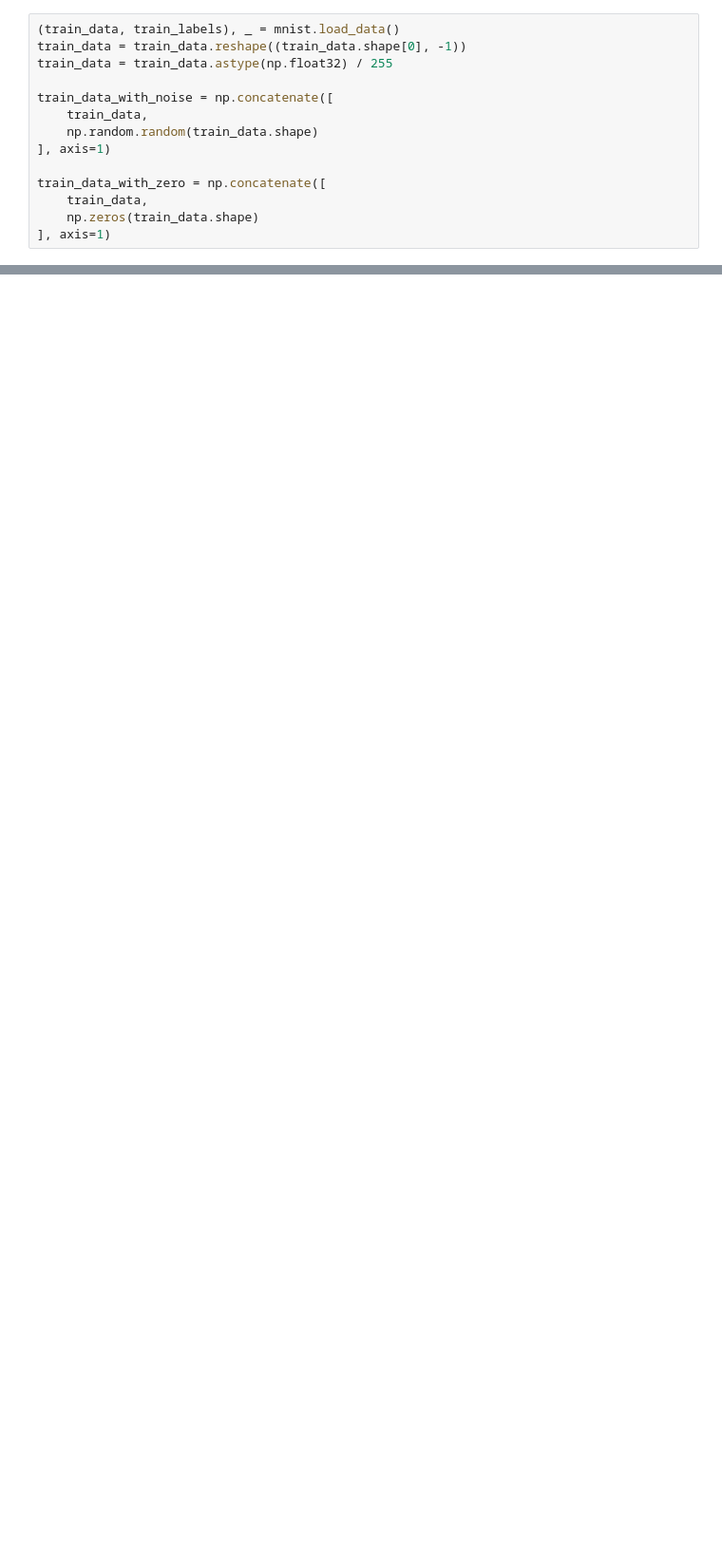
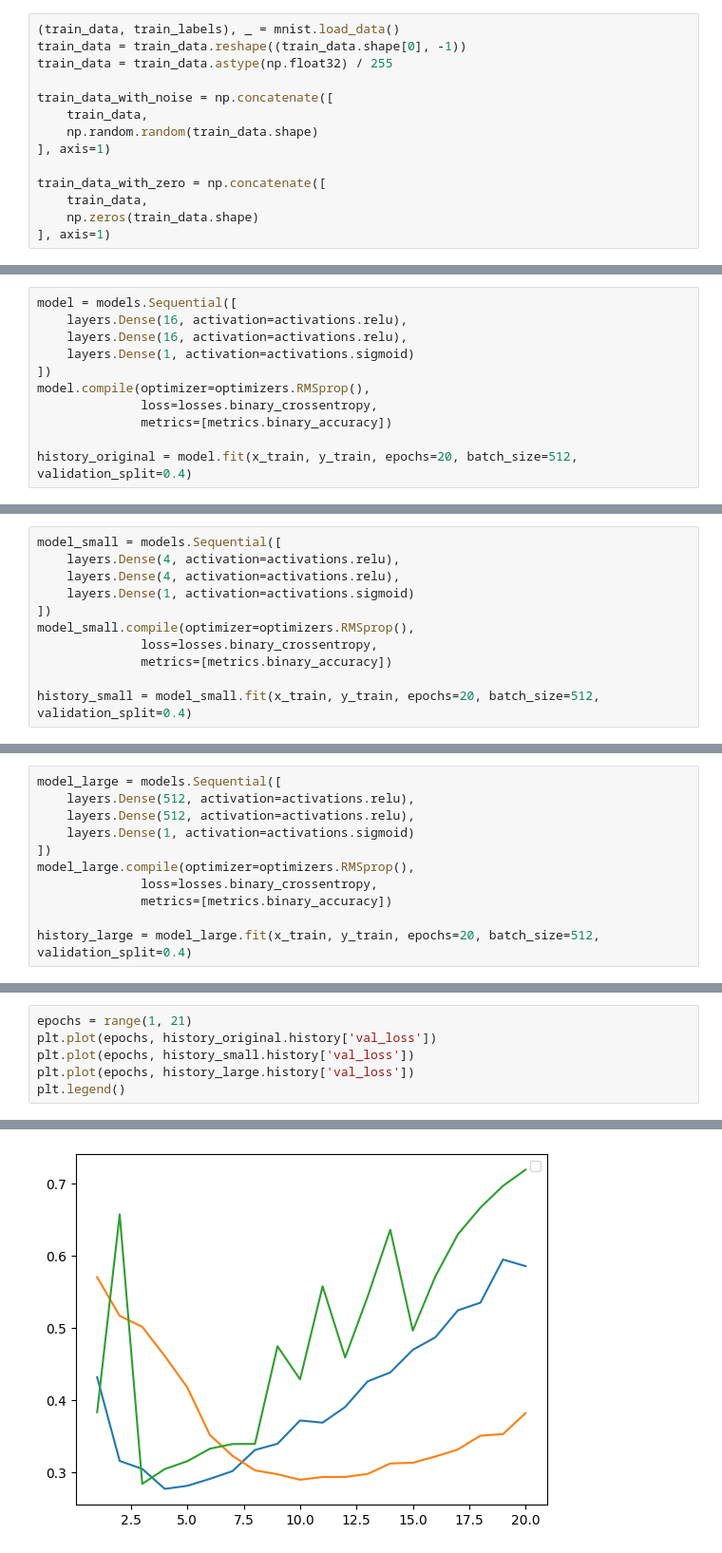
Before and after one commit to rlid/dl_python_chollet, a Jupyter notebook: chapter_5.ipynb, the cells around one changed output, grey strips where cells are left out. Shown: that part at 95% size. Drawn from its saved outputs; the diff is of its cells as text; blank space fills up the shorter version.

```diff
--- a/chapter_5.ipynb
+++ b/chapter_5.ipynb
@@ -155,0 +219,11 @@ Epoch 10/10
+# %%
+model = models.Sequential([
+    layers.Dense(16, activation=activations.relu),
+    layers.Dense(16, activation=activations.relu),
+    layers.Dense(1, activation=activations.sigmoid)
+])
+model.compile(optimizer=optimizers.RMSprop(),
+              loss=losses.binary_crossentropy,
+              metrics=[metrics.binary_accuracy])
+
+history_original = model.fit(x_train, y_train, epochs=20, batch_size=512, validation_split=0.4)
@@ -155,0 +248,11 @@ Epoch 10/10
+# %%
+model_small = models.Sequential([
+    layers.Dense(4, activation=activations.relu),
+    layers.Dense(4, activation=activations.relu),
+    layers.Dense(1, activation=activations.sigmoid)
+])
+model_small.compile(optimizer=optimizers.RMSprop(),
+              loss=losses.binary_crossentropy,
+              metrics=[metrics.binary_accuracy])
+
+history_small = model_small.fit(x_train, y_train, epochs=20, batch_size=512, validation_split=0.4)
@@ -155,0 +277,11 @@ Epoch 10/10
+# %%
+model_large = models.Sequential([
+    layers.Dense(512, activation=activations.relu),
+    layers.Dense(512, activation=activations.relu),
+    layers.Dense(1, activation=activations.sigmoid)
+])
+model_large.compile(optimizer=optimizers.RMSprop(),
+              loss=losses.binary_crossentropy,
+              metrics=[metrics.binary_accuracy])
+
+history_large = model_large.fit(x_train, y_train, epochs=20, batch_size=512, validation_split=0.4)
@@ -155,0 +306,7 @@ Epoch 10/10
+# %%
+epochs = range(1, 21)
+plt.plot(epochs, history_original.history['val_loss'])
+plt.plot(epochs, history_small.history['val_loss'])
+plt.plot(epochs, history_large.history['val_loss'])
+plt.legend()
+# %% [output]
@@ -155,0 +315 @@ Epoch 10/10
+[figure, added]
```
Also changed, not shown: parts of 13 cells of this notebook.
